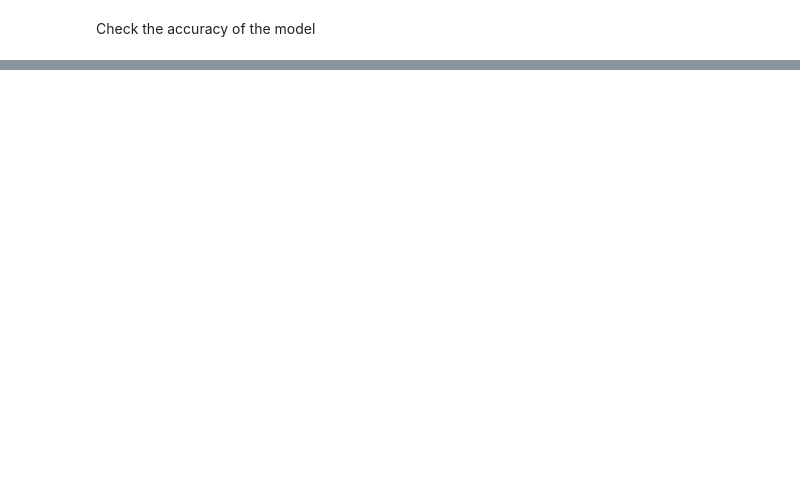
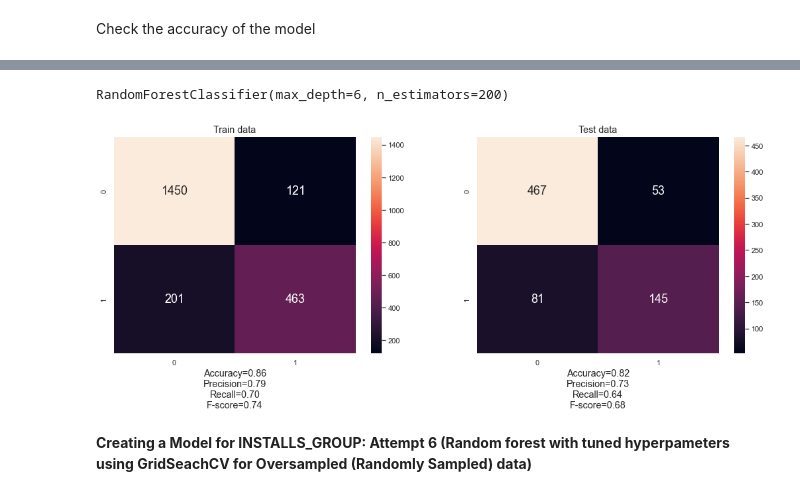
Before and after one commit to limivann/app-performance-predictor, a Jupyter notebook: machine_learning.ipynb, the cells around one changed output, grey strips where cells are left out. Drawn from its saved outputs; the diff is of its cells as text; code cells hidden in the pictures; blank space fills up the shorter version.

```diff
--- a/machine_learning.ipynb
+++ b/machine_learning.ipynb
@@ -365,0 +142,10 @@ weighted avg       0.82      0.80      0.81       746
+# %%
+random_forest = RandomForestClassifier(max_depth=6, n_estimators=200)
+random_forest.fit(X_train, y_train)
+
+# Predict test data using the model created
+y_train_pred = random_forest.predict(X_train)
+y_test_pred = random_forest.predict(X_test)
+
+result_4 = evaluate_model(y_train, y_train_pred, y_test, y_test_pred)
+results["RF with Imbalanced"] = result_4
@@ -365,0 +162,10 @@ weighted avg       0.82      0.80      0.81       746
+# %%
+param_grid = {
+    'n_estimators': np.arange(200, 1100, 100),
+    'max_features': ['auto', 'sqrt'],
+    'max_depth' : np.arange(6, 13),
+}
+# %%
+# Search for best parameters
+CV_rfc = GridSearchCV(estimator=RandomForestClassifier(), param_grid=param_grid, cv= 5, verbose =1 ,scoring='accuracy', n_jobs=4) # use 4 cores
+CV_rfc.fit(X_train, y_train)
@@ -365,0 +179,15 @@ weighted avg       0.82      0.80      0.81       746
+# %%
+# Print out the best estimator
+CV_rfc.best_estimator_
+# %% [output]
+RandomForestClassifier(max_depth=6, n_estimators=200)
+# %%
+y_test_pred = CV_rfc.predict(X_test)
+y_train_pred = CV_rfc.predict(X_train)
+
+result_5 = evaluate_model(y_train, y_train_pred, y_test, y_test_pred)
+results["RF with Imbalanced (Optimal)"] = result_5
+# %% [output]
+[figure, added]
+# %% [markdown]
+**Creating a Model for INSTALLS_GROUP: Attempt 6 (Random forest with tuned hyperpameters using GridSeachCV for Oversampled (Randomly Sampled) data)**
```
Also changed, not shown: parts of 54 cells of this notebook, 5 other files.
